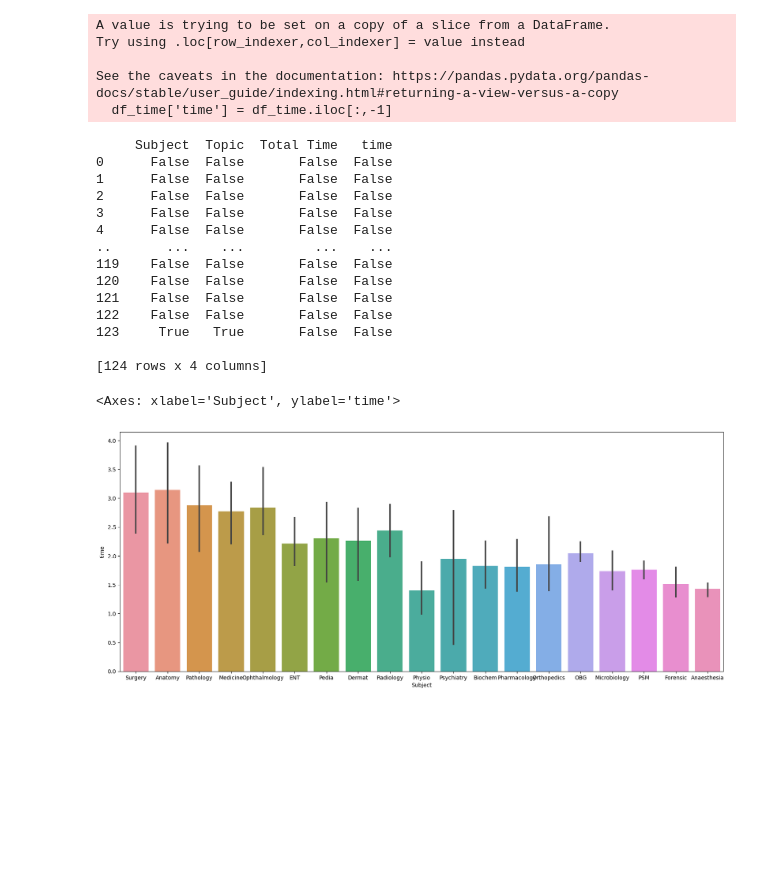
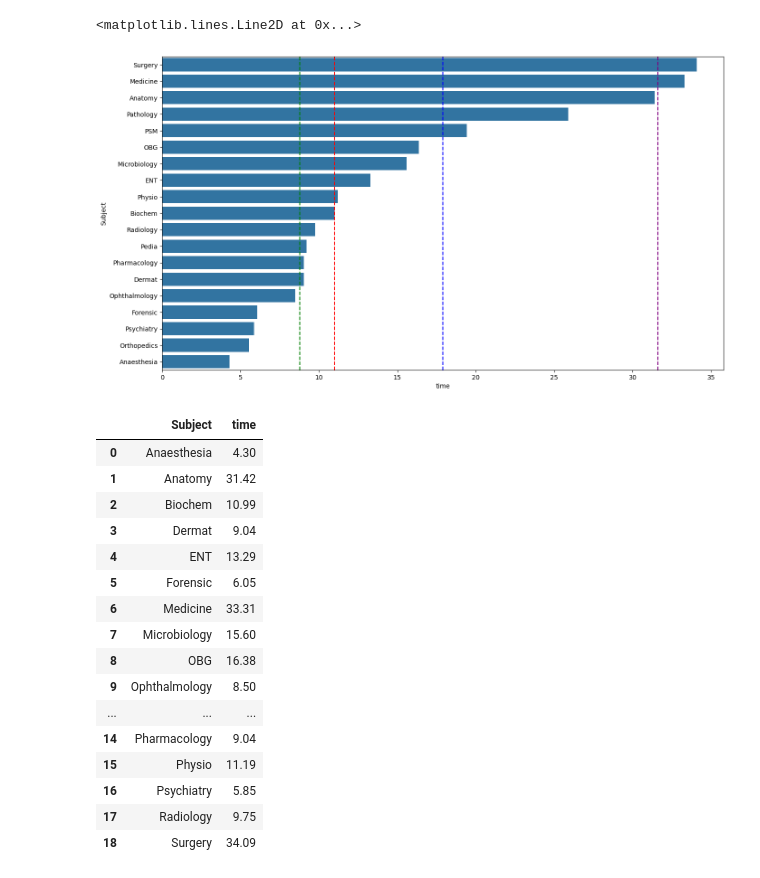
Before and after one commit to dr-a-r/NEET_RR_Analysis, a Jupyter notebook: NEET EDA.ipynb, the cells around one changed output. Saved outputs shown, nothing was run; the diff lists cells and outputs as text; code cells hidden in the pictures; blank space fills up the shorter version.

```diff
--- a/NEET EDA.ipynb
+++ b/NEET EDA.ipynb
@@ -62,0 +49,4 @@ sorted.describe()
+# %%
+summary = sorted.describe()
+summary_dict = summary.to_dict()
+summary_dict
@@ -63,3 +62,9 @@ sorted.describe()
+# %%
+q1 = summary_dict['time']['25%']
+q2 = summary_dict['time']['50%']
+q3 = summary_dict['time']['75%']
+IQR = q3 - q1
+box_max = q3 + 1.5*IQR
 # %%
 sns.boxplot(data=sorted)
 # %% [output]
@@ -72,8 +72,0 @@ sns.boxplot(data=sorted)
-# %%
-df_time['time'] = df_time.iloc[:,-1]
-# %% [output]
-A value is trying to be set on a copy of a slice from a DataFrame.
-Try using .loc[row_indexer,col_indexer] = value instead
-
-See the caveats in the documentation: https://pandas.pydata.org/pandas-docs/stable/user_guide/indexing.html#returning-a-view-versus-a-copy
-  df_time['time'] = df_time.iloc[:,-1]
@@ -82,23 +73,33 @@ null_values = df_time.isnull()
-# %%
-print(null_values)
-# %% [output]
-     Subject  Topic  Total Time   time
-0      False  False       False  False
-1      False  False       False  False
-2      False  False       False  False
-3      False  False       False  False
-4      False  False       False  False
-..       ...    ...         ...    ...
-119    False  False       False  False
-120    False  False       False  False
-121    False  False       False  False
-122    False  False       False  False
-123     True   True       False  False
-
-[124 rows x 4 columns]
-# %%
-plt.figure(figsize=(20,8))
-sns.barplot(x='Subject',y='time', data = df_time)
-# %% [output]
-<Axes: xlabel='Subject', ylabel='time'>
-[figure, removed]
+# %%
+plt.figure(figsize=(16,9))
+sns.barplot(x='time', y='Subject', data=sorted)
+
+plt.axvline(x=box_max, color='purple', linestyle='--')
+plt.axvline(x=q2, color='red', linestyle='--')
+plt.axvline(x=q1, color='green', linestyle='--')
+plt.axvline(x=q3, color='blue', linestyle='--')
+# %% [output]
+<matplotlib.lines.Line2D at 0x...>
+[figure, added]
+# %%
+new_df  = df.loc[:, ['Subject','Topic','time']]
+new_df = new_df.groupby('Subject')['time'].sum().reset_index()
+new_df
+# %% [output]
+|  | Subject | time |
+| 0 | Anaesthesia | 4.30 |
+| 1 | Anatomy | 31.42 |
+| 2 | Biochem | 10.99 |
+| 3 | Dermat | 9.04 |
+| 4 | ENT | 13.29 |
+| 5 | Forensic | 6.05 |
+| 6 | Medicine | 33.31 |
+| 7 | Microbiology | 15.60 |
+| 8 | OBG | 16.38 |
+| 9 | Ophthalmology | 8.50 |
+| ... | ... | ... |
+| 14 | Pharmacology | 9.04 |
+| 15 | Physio | 11.19 |
+| 16 | Psychiatry | 5.85 |
+| 17 | Radiology | 9.75 |
+| 18 | Surgery | 34.09 |
```
Also changed, not shown: parts of 14 cells of this notebook.
